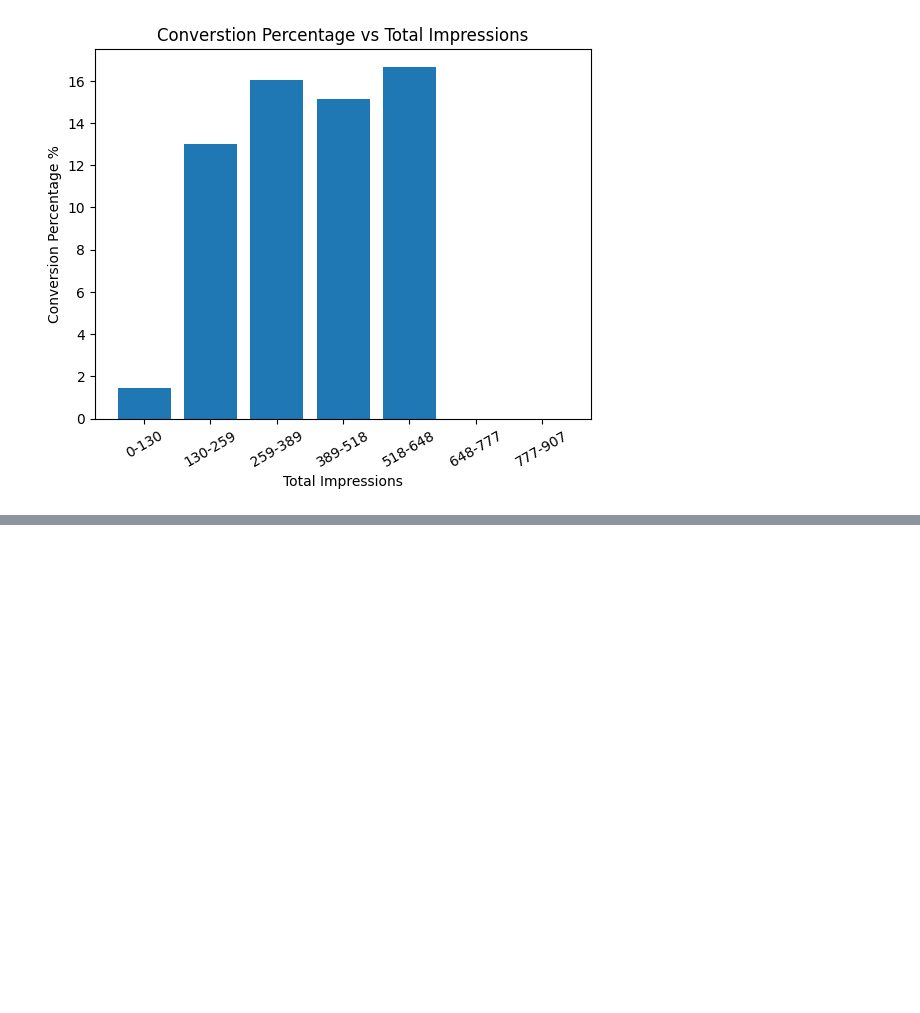
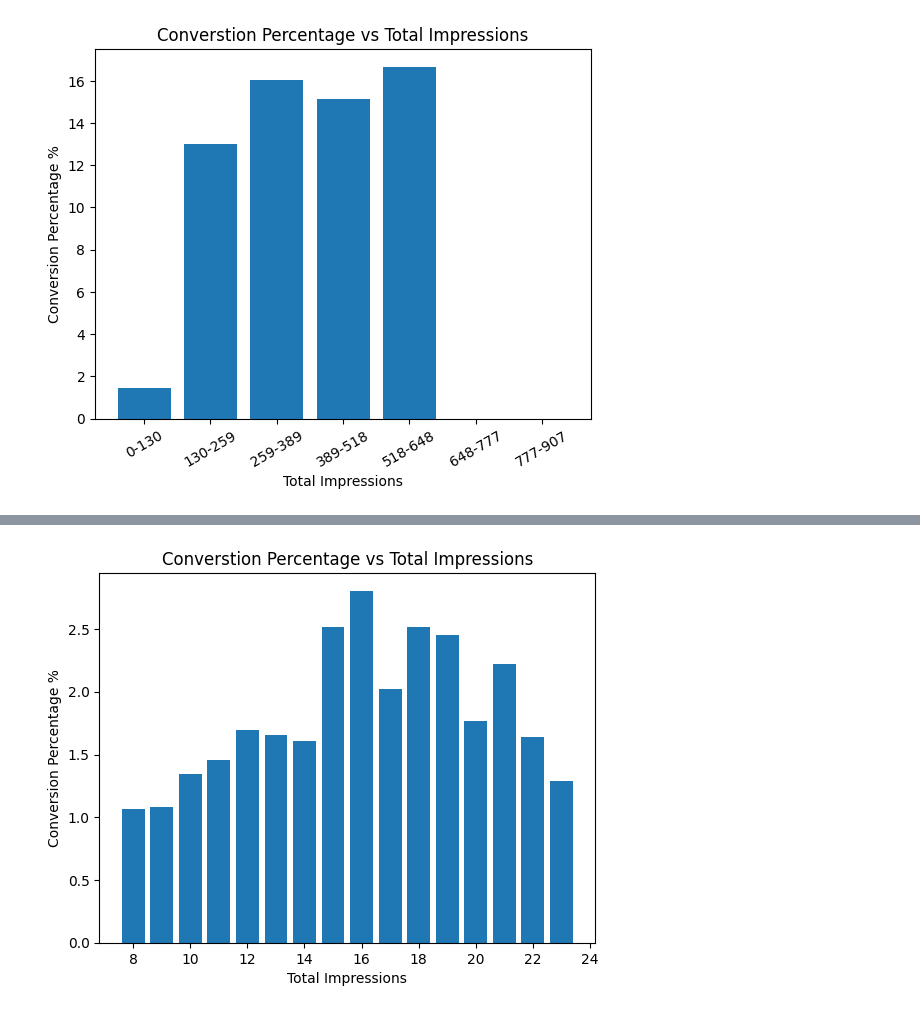
Before and after one commit to akshat-karwa/MGT_FP, a Jupyter notebook: source.ipynb, the cells around one changed output, grey strips where cells are left out. Cells and saved outputs as stored; diff of their text form; code cells hidden in the pictures; blank space fills up the shorter version.

```diff
--- a/source.ipynb
+++ b/source.ipynb
@@ -152,0 +180,5 @@ compute_graphs(control_group)
+# %%
+filter_hours_control = control_group[control_group["mode_impr_hour"] >= 8]
+compute_graphs_Q4(filter_hours_control, "mode_impr_hour")
+# %% [output]
+[figure, added]
```
Also changed, not shown: parts of 6 cells of this notebook.
